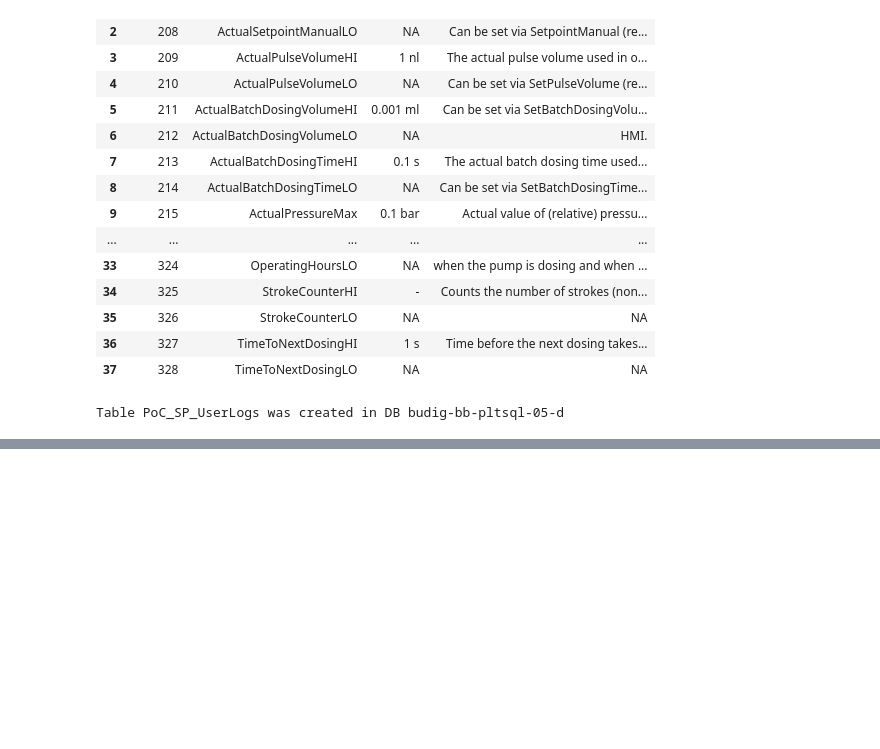
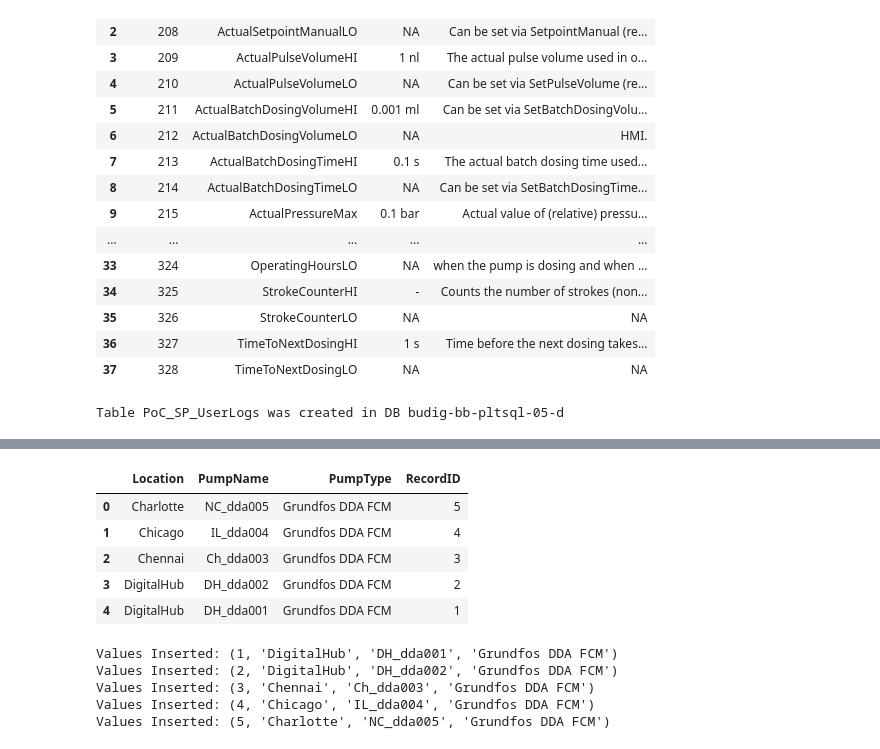
Before and after one commit to ashwinramise/smartPump, a Jupyter notebook: dbServices/RegisterTables.ipynb, the cells around one changed output, grey strips where cells are left out. Cells and saved outputs as stored; diff of their text form; code cells hidden in the pictures; blank space fills up the shorter version.

```diff
--- a/dbServices/RegisterTables.ipynb
+++ b/dbServices/RegisterTables.ipynb
@@ -238,0 +265,30 @@ logs
+# %%
+getData('PoC_SP_Assets', 'RecordID', conn)
+# %% [output]
+|  | Location | PumpName | PumpType | RecordID |
+| 0 | Charlotte | NC_dda005 | Grundfos DDA FCM | 5 |
+| 1 | Chicago | IL_dda004 | Grundfos DDA FCM | 4 |
+| 2 | Chennai | Ch_dda003 | Grundfos DDA FCM | 3 |
+| 3 | DigitalHub | DH_dda002 | Grundfos DDA FCM | 2 |
+| 4 | DigitalHub | DH_dda001 | Grundfos DDA FCM | 1 |
+# %%
+data = assets.to_dict('records')
+for metrics in data:
+    try:
+        writeValues(metrics, conn, "PoC_SP_Assets")
+    except pyodbc.Error as pe:
+        print("Error:", pe)
+        if pe.args[0] == "08S01":  # Communication error.
+            # Nuke the connection and retry.
+            try:
+                conn.close()
+                print("Connection Ended")
+            except:
+                pass
+            continue
+# %% [output]
+Values Inserted: (1, 'DigitalHub', 'DH_dda001', 'Grundfos DDA FCM')
+Values Inserted: (2, 'DigitalHub', 'DH_dda002', 'Grundfos DDA FCM')
+Values Inserted: (3, 'Chennai', 'Ch_dda003', 'Grundfos DDA FCM')
+Values Inserted: (4, 'Chicago', 'IL_dda004', 'Grundfos DDA FCM')
+Values Inserted: (5, 'Charlotte', 'NC_dda005', 'Grundfos DDA FCM')
```
Also changed, not shown: parts of 8 cells of this notebook, 4 other files.
